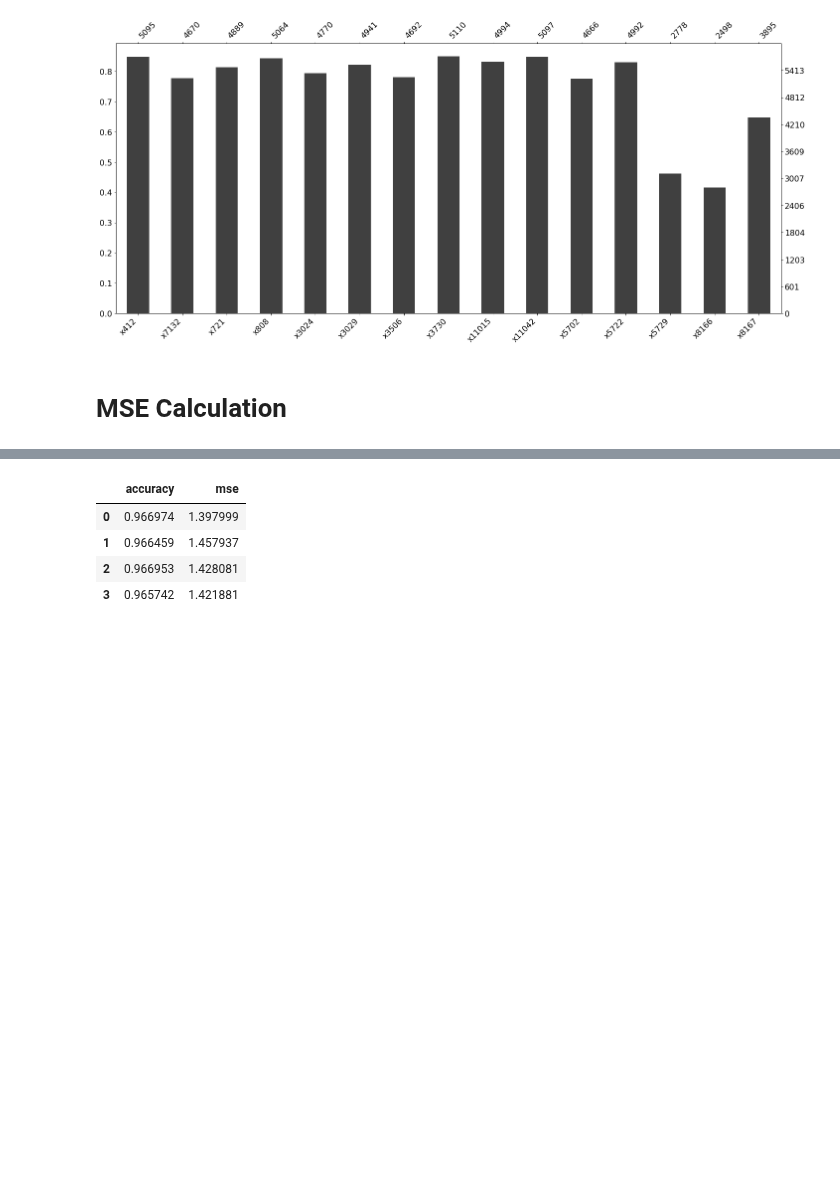
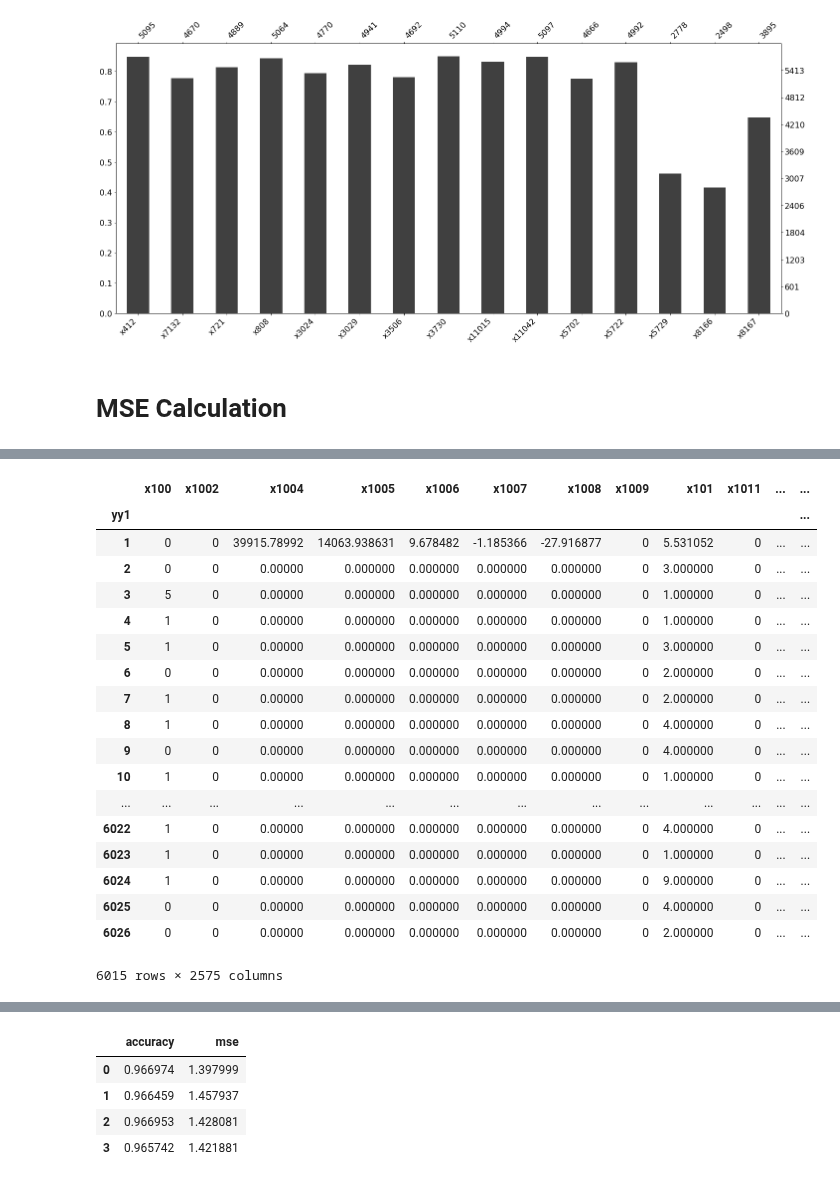
Before and after one commit to TavoloPerUno/scf_impute, a Jupyter notebook: Missing Patterns.ipynb, the cells around one changed output, grey strips where cells are left out. Saved outputs shown, nothing was run; the diff lists cells and outputs as text; code cells hidden in the pictures; blank space fills up the shorter version.

```diff
--- a/Missing Patterns.ipynb
+++ b/Missing Patterns.ipynb
@@ -46,0 +176,22 @@ KeyboardInterrupt:
+# %%
+dct_data['df_raw_data']
+# %% [output]
+|  | x100 | x1002 | x1004 | x1005 | x1006 | x1007 | x1008 | x1009 | x101 | x1011 | ... | ... |
+| yy1 |  |  |  |  |  |  |  |  |  |  |  | ... |
+| 1 | 0 | 0 | 39915.78992 | 14063.938631 | 9.678482 | -1.185366 | -27.916877 | 0 | 5.531052 | 0 | ... | ... |
+| 2 | 0 | 0 | 0.00000 | 0.000000 | 0.000000 | 0.000000 | 0.000000 | 0 | 3.000000 | 0 | ... | ... |
+| 3 | 5 | 0 | 0.00000 | 0.000000 | 0.000000 | 0.000000 | 0.000000 | 0 | 1.000000 | 0 | ... | ... |
+| 4 | 1 | 0 | 0.00000 | 0.000000 | 0.000000 | 0.000000 | 0.000000 | 0 | 1.000000 | 0 | ... | ... |
+| 5 | 1 | 0 | 0.00000 | 0.000000 | 0.000000 | 0.000000 | 0.000000 | 0 | 3.000000 | 0 | ... | ... |
+| 6 | 0 | 0 | 0.00000 | 0.000000 | 0.000000 | 0.000000 | 0.000000 | 0 | 2.000000 | 0 | ... | ... |
+| 7 | 1 | 0 | 0.00000 | 0.000000 | 0.000000 | 0.000000 | 0.000000 | 0 | 2.000000 | 0 | ... | ... |
+| 8 | 1 | 0 | 0.00000 | 0.000000 | 0.000000 | 0.000000 | 0.000000 | 0 | 4.000000 | 0 | ... | ... |
+| 9 | 0 | 0 | 0.00000 | 0.000000 | 0.000000 | 0.000000 | 0.000000 | 0 | 4.000000 | 0 | ... | ... |
+| 10 | 1 | 0 | 0.00000 | 0.000000 | 0.000000 | 0.000000 | 0.000000 | 0 | 1.000000 | 0 | ... | ... |
+| ... | ... | ... | ... | ... | ... | ... | ... | ... | ... | ... | ... | ... |
+| 6022 | 1 | 0 | 0.00000 | 0.000000 | 0.000000 | 0.000000 | 0.000000 | 0 | 4.000000 | 0 | ... | ... |
+| 6023 | 1 | 0 | 0.00000 | 0.000000 | 0.000000 | 0.000000 | 0.000000 | 0 | 1.000000 | 0 | ... | ... |
+| 6024 | 1 | 0 | 0.00000 | 0.000000 | 0.000000 | 0.000000 | 0.000000 | 0 | 9.000000 | 0 | ... | ... |
+| 6025 | 0 | 0 | 0.00000 | 0.000000 | 0.000000 | 0.000000 | 0.000000 | 0 | 4.000000 | 0 | ... | ... |
+| 6026 | 0 | 0 | 0.00000 | 0.000000 | 0.000000 | 0.000000 | 0.000000 | 0 | 2.000000 | 0 | ... | ... |
+6015 rows × 2575 columns
```
Also changed, not shown: parts of 22 cells of this notebook, 4 other files.
